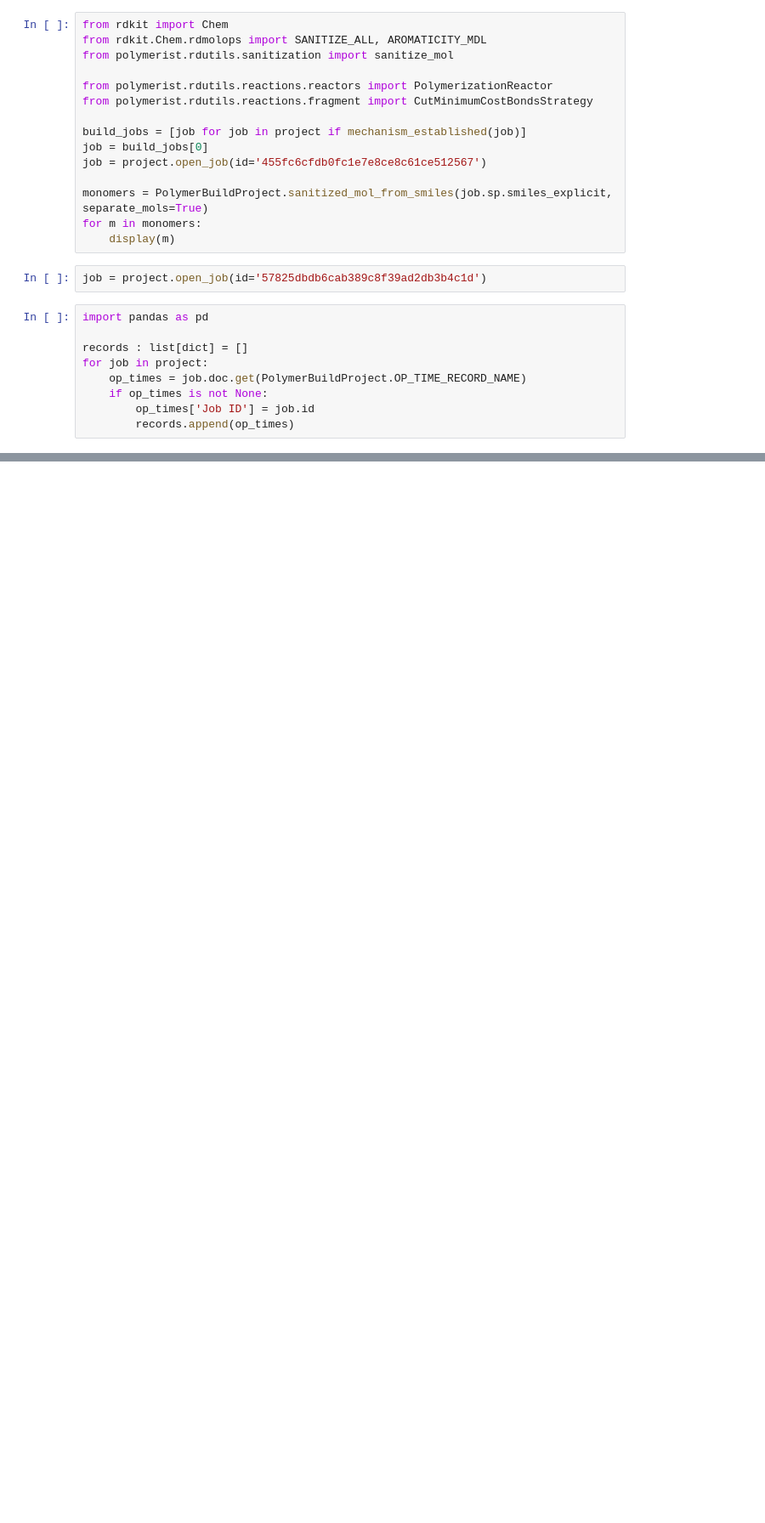
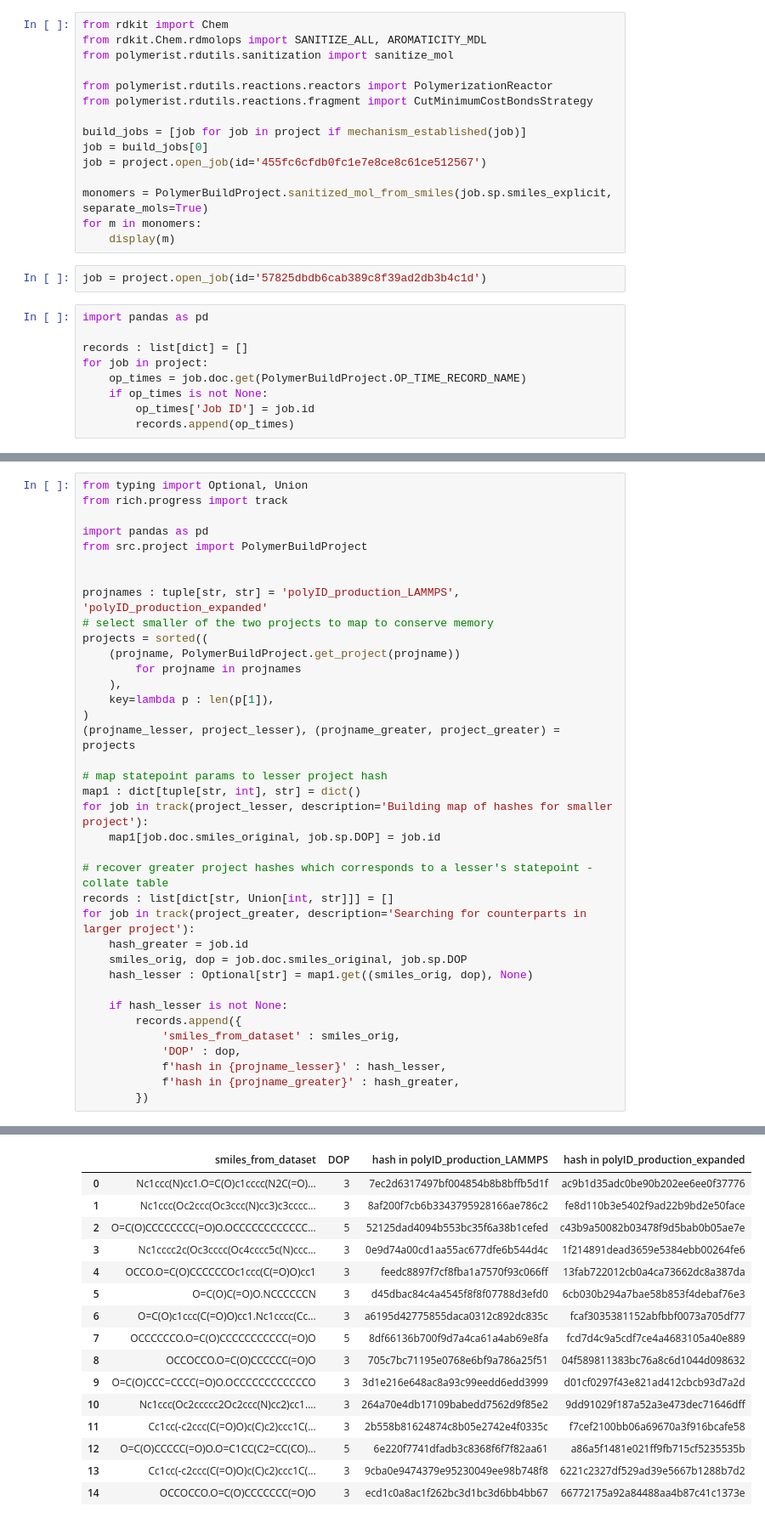
Before and after one commit to jlaw9/2026_polymer_build_workflow, a Jupyter notebook: nrel_signac.ipynb, the cells around one changed output, grey strips where cells are left out. Shown: that part at 85% size. Saved outputs shown, nothing was run; the diff lists cells and outputs as text; blank space fills up the shorter version.

Commit message:
Added correspondence table generator snippet to notebook

```diff
--- a/nrel_signac.ipynb
+++ b/nrel_signac.ipynb
@@ -163,0 +166,38 @@ for job in project:
+# %%
+from typing import Optional, Union
+from rich.progress import track
+
+import pandas as pd
+from src.project import PolymerBuildProject
+
+
+projnames : tuple[str, str] = 'polyID_production_LAMMPS', 'polyID_production_expanded'
+# select smaller of the two projects to map to conserve memory
+projects = sorted((
+    (projname, PolymerBuildProject.get_project(projname))
+        for projname in projnames
+    ),
+    key=lambda p : len(p[1]),
+)
+(projname_lesser, project_lesser), (projname_greater, project_greater) = projects
+
+# map statepoint params to lesser project hash
+map1 : dict[tuple[str, int], str] = dict()
+for job in track(project_lesser, description='Building map of hashes for smaller project'):
+    map1[job.doc.smiles_original, job.sp.DOP] = job.id
+
+# recover greater project hashes which corresponds to a lesser's statepoint - collate table
+records : list[dict[str, Union[int, str]]] = []
+for job in track(project_greater, description='Searching for counterparts in larger project'):
+    hash_greater = job.id
+    smiles_orig, dop = job.doc.smiles_original, job.sp.DOP
+    hash_lesser : Optional[str] = map1.get((smiles_orig, dop), None)
+
+    if hash_lesser is not None:
+        records.append({
+            'smiles_from_dataset' : smiles_orig,
+            'DOP' : dop,
+            f'hash in {projname_lesser}' : hash_lesser,
+            f'hash in {projname_greater}' : hash_greater,
+        })
+# %% [output]
@@ -163,0 +210,16 @@ for job in project:
+|  | smiles_from_dataset | DOP | hash in polyID_production_LAMMPS | hash in polyID_production_expanded |
+| 0 | Nc1ccc(N)cc1.O=C(O)c1cccc(N2C(=O)... | 3 | 7ec2d6317497bf004854b8b8bffb5d1f | ac9b1d35adc0be90b202ee6ee0f37776 |
+| 1 | Nc1ccc(Oc2ccc(Oc3ccc(N)cc3)c3cccc... | 3 | 8af200f7cb6b3343795928166ae786c2 | fe8d110b3e5402f9ad22b9bd2e50face |
+| 2 | O=C(O)CCCCCCCC(=O)O.OCCCCCCCCCCCC... | 5 | 52125dad4094b553bc35f6a38b1cefed | c43b9a50082b03478f9d5bab0b05ae7e |
+| 3 | Nc1cccc2c(Oc3cccc(Oc4cccc5c(N)ccc... | 3 | 0e9d74a00cd1aa55ac677dfe6b544d4c | 1f214891dead3659e5384ebb00264fe6 |
+| 4 | OCCO.O=C(O)CCCCCCOc1ccc(C(=O)O)cc1 | 3 | feedc8897f7cf8fba1a7570f93c066ff | 13fab722012cb0a4ca73662dc8a387da |
+| 5 | O=C(O)C(=O)O.NCCCCCCN | 3 | d45dbac84c4a4545f8f8f07788d3efd0 | 6cb030b294a7bae58b853f4debaf76e3 |
+| 6 | O=C(O)c1ccc(C(=O)O)cc1.Nc1cccc(Cc... | 3 | a6195d42775855daca0312c892dc835c | fcaf3035381152abfbbf0073a705df77 |
+| 7 | OCCCCCCO.O=C(O)CCCCCCCCCCC(=O)O | 5 | 8df66136b700f9d7a4ca61a4ab69e8fa | fcd7d4c9a5cdf7ce4a4683105a40e889 |
+| 8 | OCCOCCO.O=C(O)CCCCCC(=O)O | 3 | 705c7bc71195e0768e6bf9a786a25f51 | 04f589811383bc76a8c6d1044d098632 |
+| 9 | O=C(O)CCC=CCCC(=O)O.OCCCCCCCCCCCCO | 3 | 3d1e216e648ac8a93c99eedd6edd3999 | d01cf0297f43e821ad412cbcb93d7a2d |
+| 10 | Nc1ccc(Oc2ccccc2Oc2ccc(N)cc2)cc1.... | 3 | 264a70e4db17109babedd7562d9f85e2 | 9dd91029f187a52a3e473dec71646dff |
+| 11 | Cc1cc(-c2ccc(C(=O)O)c(C)c2)ccc1C(... | 3 | 2b558b81624874c8b05e2742e4f0335c | f7cef2100bb06a69670a3f916bcafe58 |
+| 12 | O=C(O)CCCCC(=O)O.O=C1CC(C2=CC(CO)... | 5 | 6e220f7741dfadb3c8368f6f7f82aa61 | a86a5f1481e021ff9fb715cf5235535b |
+| 13 | Cc1cc(-c2ccc(C(=O)O)c(C)c2)ccc1C(... | 3 | 9cba0e9474379e95230049ee98b748f8 | 6221c2327df529ad39e5667b1288b7d2 |
+| 14 | OCCOCCO.O=C(O)CCCCCCC(=O)O | 3 | ecd1c0a8ac1f262bc3d1bc3d6bb4bb67 | 66772175a92a84488aa4b87c41c1373e |
```
Also changed, not shown: parts of 3 cells of this notebook.
